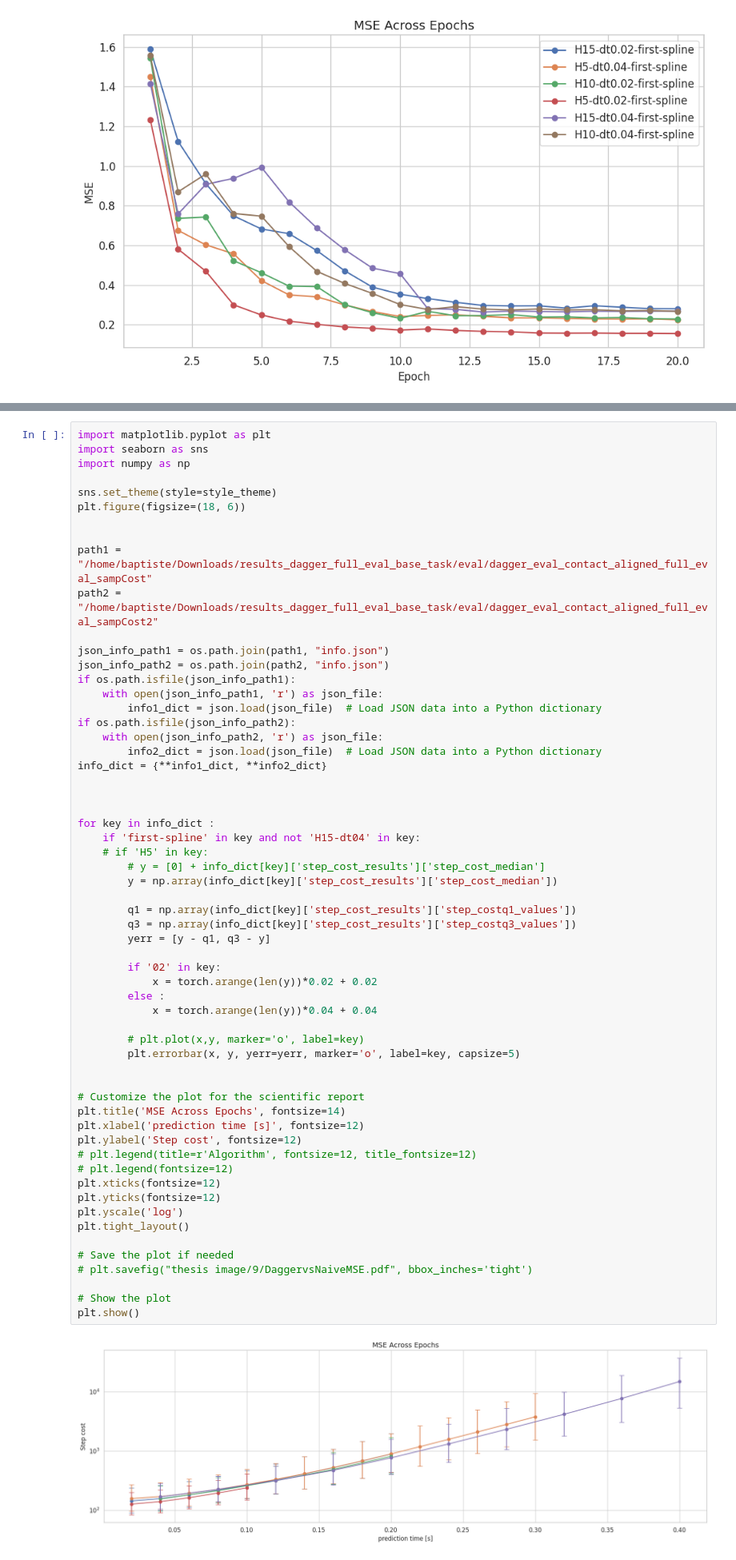
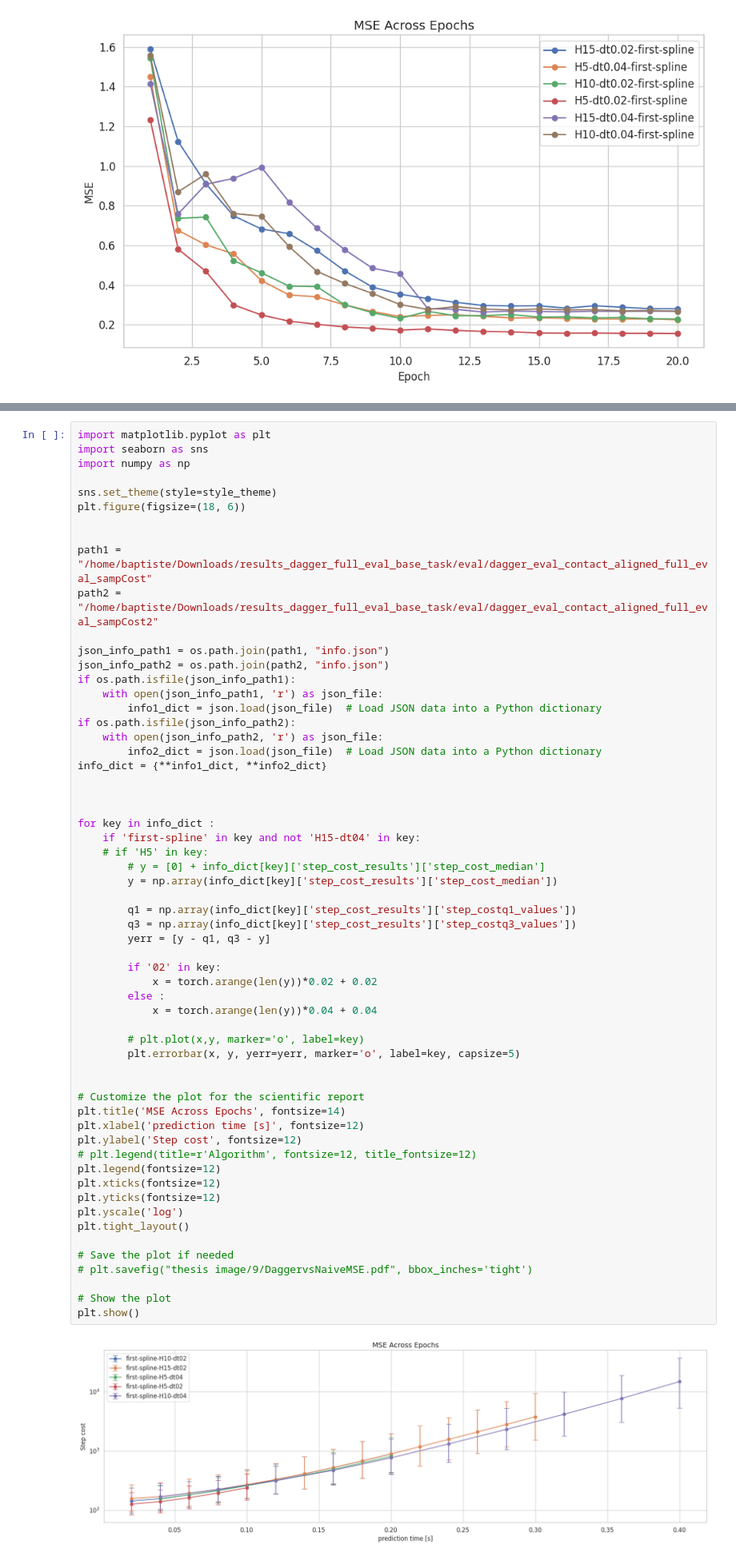
Before and after one commit to Batou1406/dls_orbit_bat_private, a Jupyter notebook: source/extensions/omni.isaac.lab_tasks/omni/isaac/lab_tasks/manager_based/locomotion/model_based/thesis_image.ipynb, the cells around one changed output, grey strips where cells are left out. Shown at 80% size. Saved outputs shown, nothing was run; the diff lists cells and outputs as text.

```diff
--- a/source/extensions/omni.isaac.lab_tasks/omni/isaac/lab_tasks/manager_based/locomotion/model_based/thesis_image.ipynb
+++ b/source/extensions/omni.isaac.lab_tasks/omni/isaac/lab_tasks/manager_based/locomotion/model_based/thesis_image.ipynb
@@ -1956,35 +1935,35 @@ for key in info_dict :
 
         q1 = np.array(info_dict[key]['step_cost_results']['step_costq1_values'])
         q3 = np.array(info_dict[key]['step_cost_results']['step_costq3_values'])
         yerr = [y - q1, q3 - y]
 
         if '02' in key:
             x = torch.arange(len(y))*0.02 + 0.02
         else :
             x = torch.arange(len(y))*0.04 + 0.04
 
         # plt.plot(x,y, marker='o', label=key)
         plt.errorbar(x, y, yerr=yerr, marker='o', label=key, capsize=5)
 
 
 # Customize the plot for the scientific report
 plt.title('MSE Across Epochs', fontsize=14)
 plt.xlabel('prediction time [s]', fontsize=12)
 plt.ylabel('Step cost', fontsize=12)
 # plt.legend(title=r'Algorithm', fontsize=12, title_fontsize=12)
-# plt.legend(fontsize=12)
+plt.legend(fontsize=12)
 plt.xticks(fontsize=12)
 plt.yticks(fontsize=12)
 plt.yscale('log')
 plt.tight_layout()
 
 # Save the plot if needed
 # plt.savefig("thesis image/9/DaggervsNaiveMSE.pdf", bbox_inches='tight')
 
 # Show the plot
 plt.show()
 # %% [output]
-[figure, old version]
+[figure, new version]
 # %%
 import matplotlib.pyplot as plt
 import seaborn as sns
```
Also changed, not shown: parts of 5 cells of this notebook, 8 other files.
